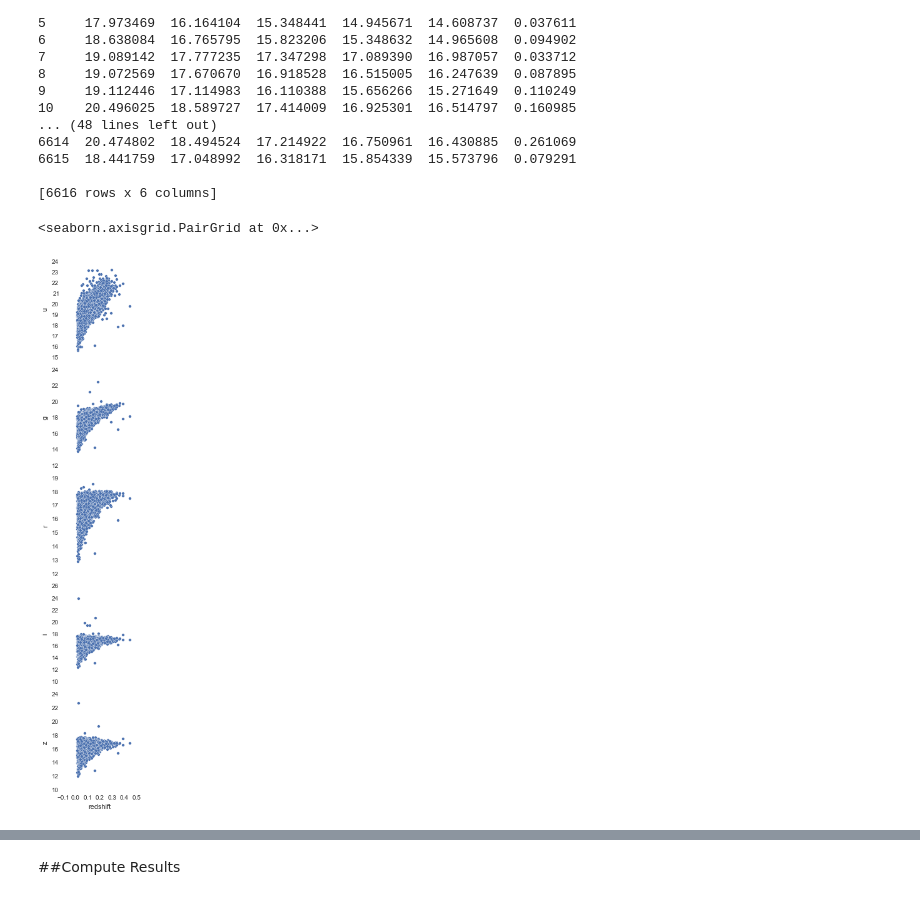
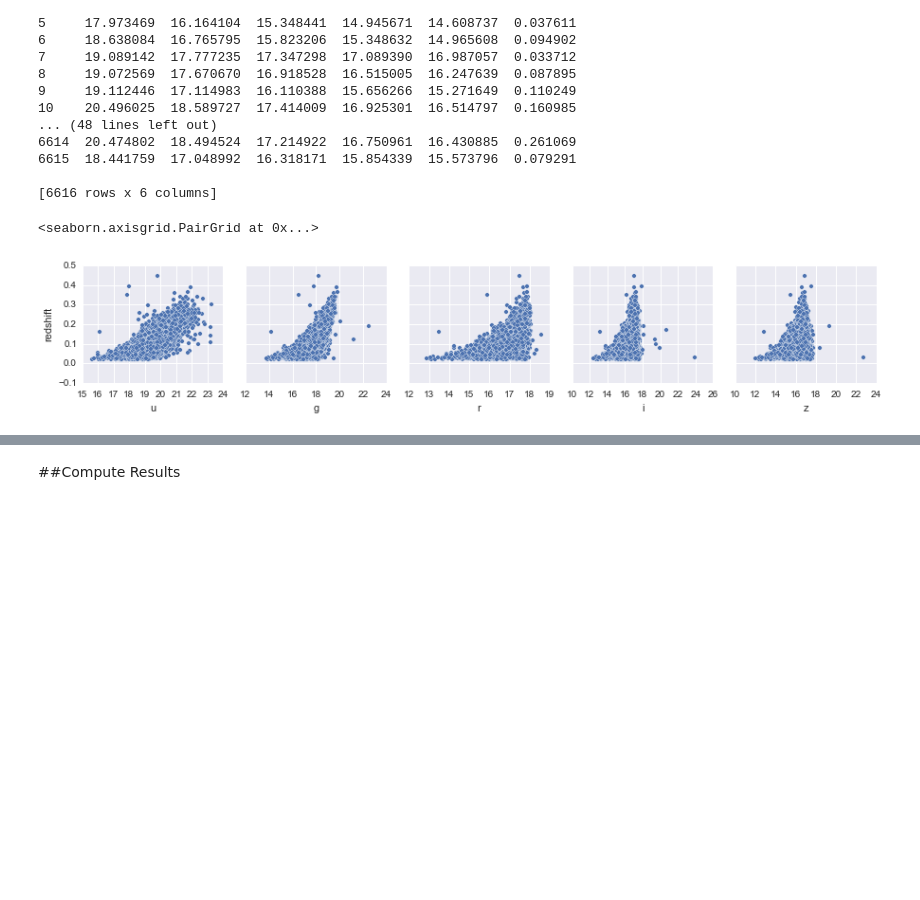
Before and after one commit to NobleKennamer/astro_porject, a Jupyter notebook: redshift.ipynb, the cells around one changed output, grey strips where cells are left out. Drawn from its saved outputs; the diff is of its cells as text; code cells hidden in the pictures; blank space fills up the shorter version.

Commit message:
Added visualizations to redshifts

```diff
--- a/redshift.ipynb
+++ b/redshift.ipynb
@@ -39,10 +39,10 @@ print redshift_df
 
 [6616 rows x 6 columns]
 # %%
-sns.pairplot(redshift_df, x_vars=col_names[-1], y_vars=col_names[:-1], palette='husl')
+sns.pairplot(redshift_df, y_vars=col_names[-1], x_vars=col_names[:-1], palette='husl')
 # %% [output]
 <seaborn.axisgrid.PairGrid at 0x...>
-[figure, old version]
+[figure, new version]
 # %%
 n, bins, patches = plt.hist(redshift_df['redshift'], bins=20)
 # %% [output]
```
Also changed, not shown: parts of 5 cells of this notebook.
